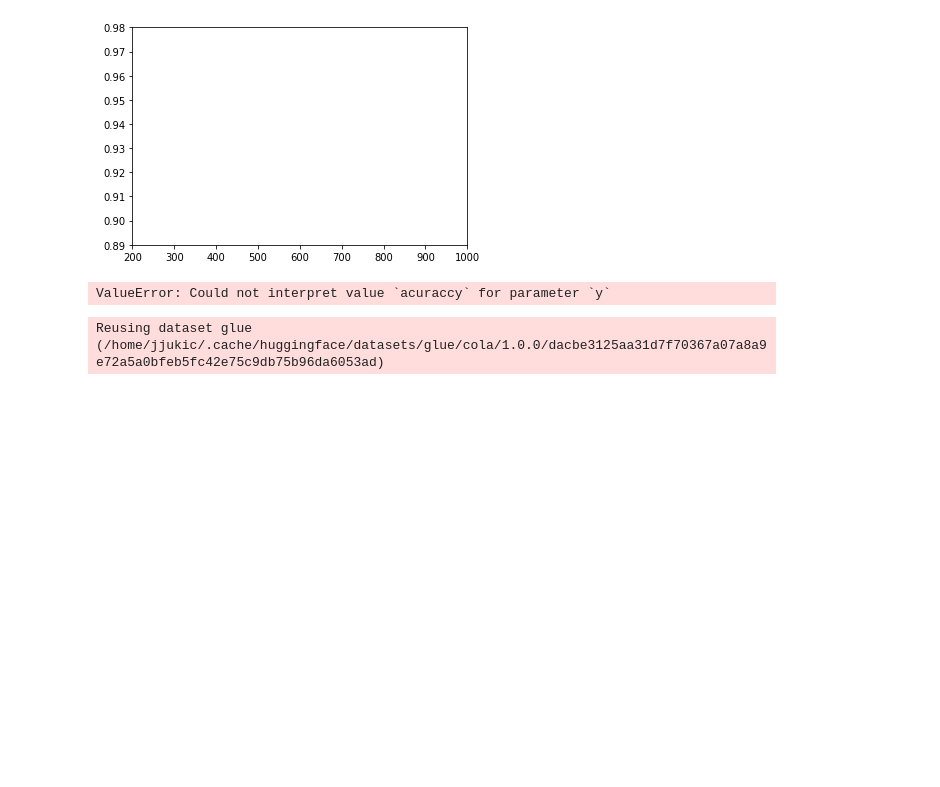
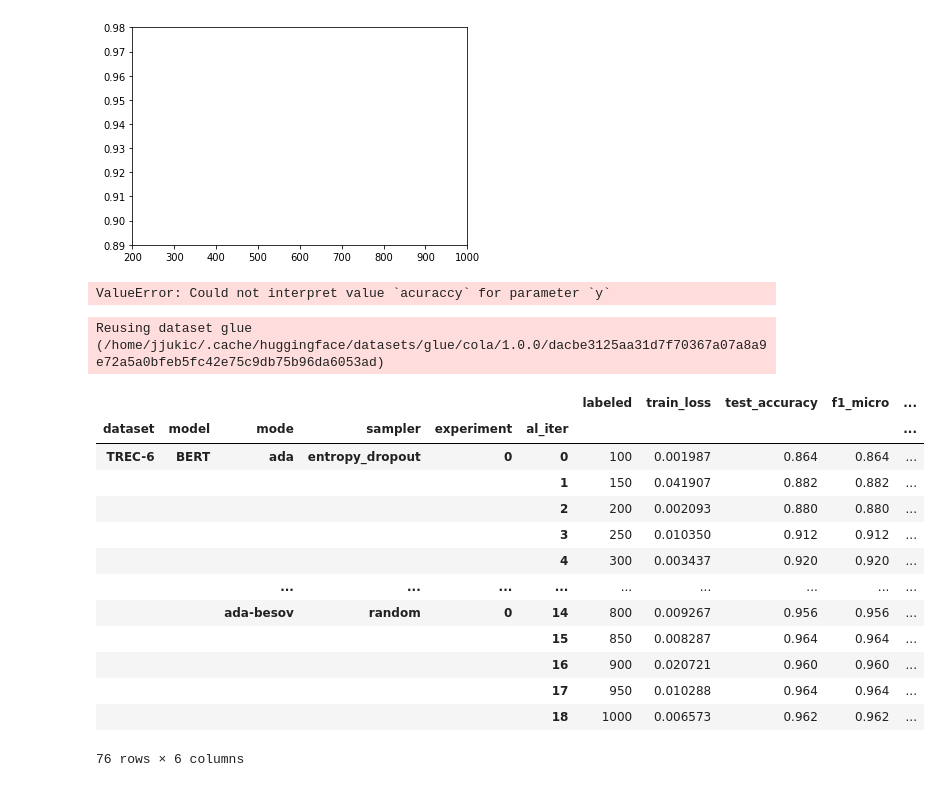
Before and after one commit to josipjukic/adapter-al, a Jupyter notebook: tinkering.ipynb, the cells around one changed output. Saved outputs shown, nothing was run; the diff lists cells and outputs as text; code cells hidden in the pictures; blank space fills up the shorter version.

```diff
--- a/tinkering.ipynb
+++ b/tinkering.ipynb
@@ -1312,3 +1306,21 @@ from datasets import load_dataset
 d = load_dataset("glue", "cola")
 # %% [output]
 Reusing dataset glue (/home/jjukic/.cache/huggingface/datasets/glue/cola/1.0.0/dacbe3125aa31d7f70367a07a8a9e72a5a0bfeb5fc42e75c9db75b96da6053ad)
+# %%
+filt = df_tr[df_tr.index.get_level_values("experiment") == 0]
+filt
+# %% [output]
+|  |  |  |  |  |  | labeled | train_loss | test_accuracy | f1_micro | ... |
+| dataset | model | mode | sampler | experiment | al_iter |  |  |  |  | ... |
+| TREC-6 | BERT | ada | entropy_dropout | 0 | 0 | 100 | 0.001987 | 0.864 | 0.864 | ... |
+|  |  |  |  |  | 1 | 150 | 0.041907 | 0.882 | 0.882 | ... |
+|  |  |  |  |  | 2 | 200 | 0.002093 | 0.880 | 0.880 | ... |
+|  |  |  |  |  | 3 | 250 | 0.010350 | 0.912 | 0.912 | ... |
+|  |  |  |  |  | 4 | 300 | 0.003437 | 0.920 | 0.920 | ... |
+|  |  | ... | ... | ... | ... | ... | ... | ... | ... | ... |
+|  |  | ada-besov | random | 0 | 14 | 800 | 0.009267 | 0.956 | 0.956 | ... |
+|  |  |  |  |  | 15 | 850 | 0.008287 | 0.964 | 0.964 | ... |
+|  |  |  |  |  | 16 | 900 | 0.020721 | 0.960 | 0.960 | ... |
+|  |  |  |  |  | 17 | 950 | 0.010288 | 0.964 | 0.964 | ... |
+|  |  |  |  |  | 18 | 1000 | 0.006573 | 0.962 | 0.962 | ... |
+76 rows × 6 columns
```
Also changed, not shown: parts of 10 cells of this notebook, 3 other files.
